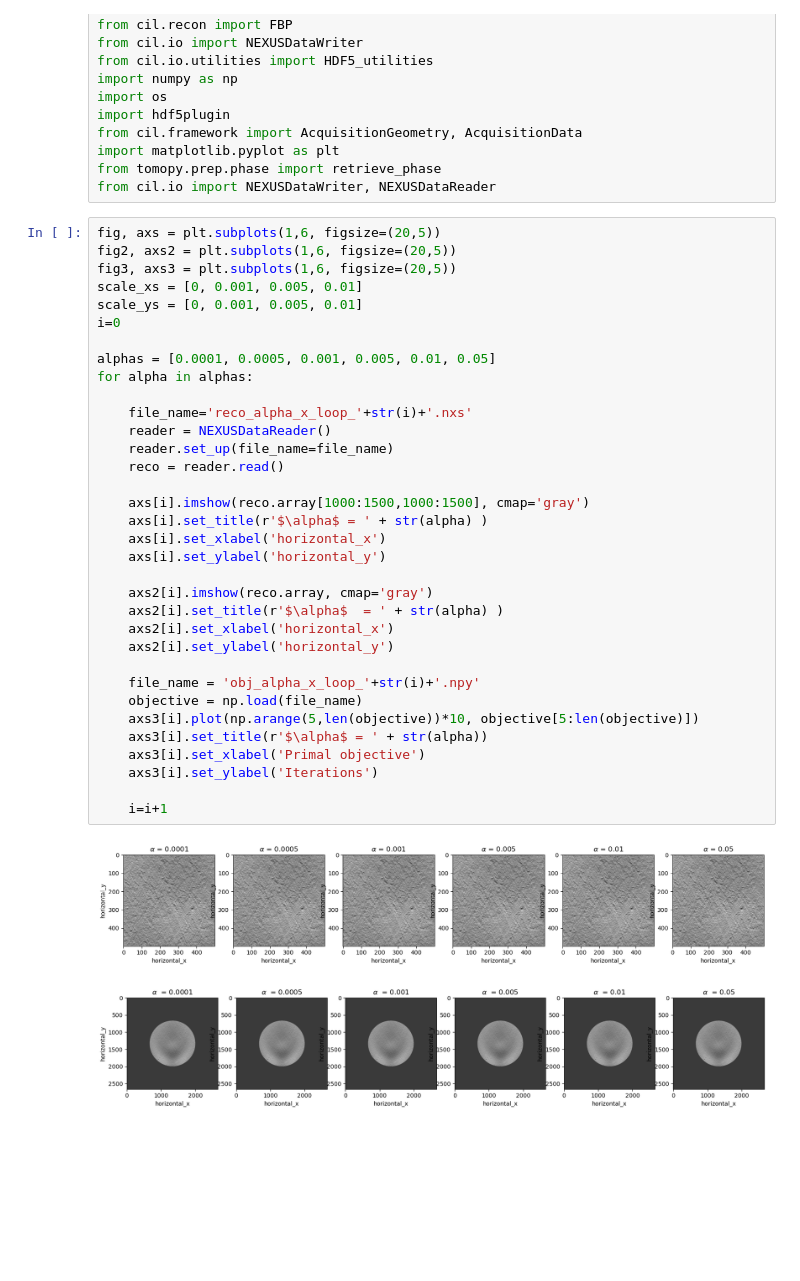
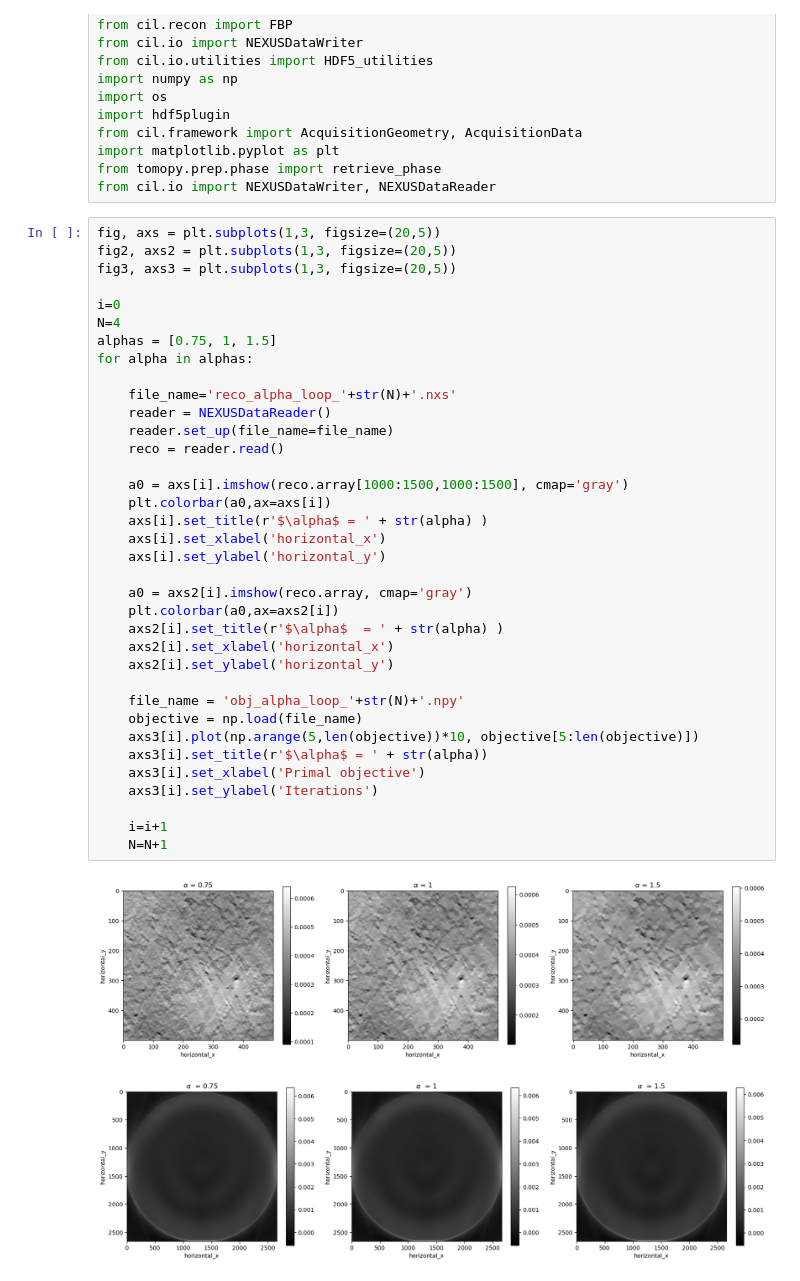
Before and after one commit to TomographicImaging/CCPi-Users-ESRF, a Jupyter notebook: wedgescan_read.ipynb, the cells around one changed output. Saved outputs shown, nothing was run; the diff lists cells and outputs as text; blank space fills up the shorter version.

```diff
--- a/wedgescan_read.ipynb
+++ b/wedgescan_read.ipynb
@@ -14,39 +14,41 @@ import matplotlib.pyplot as plt
 from tomopy.prep.phase import retrieve_phase
 from cil.io import NEXUSDataWriter, NEXUSDataReader
 # %%
-fig, axs = plt.subplots(1,6, figsize=(20,5))
-fig2, axs2 = plt.subplots(1,6, figsize=(20,5))
-fig3, axs3 = plt.subplots(1,6, figsize=(20,5))
-scale_xs = [0, 0.001, 0.005, 0.01]
-scale_ys = [0, 0.001, 0.005, 0.01]
+fig, axs = plt.subplots(1,3, figsize=(20,5))
+fig2, axs2 = plt.subplots(1,3, figsize=(20,5))
+fig3, axs3 = plt.subplots(1,3, figsize=(20,5))
+
 i=0
-
-alphas = [0.0001, 0.0005, 0.001, 0.005, 0.01, 0.05]
+N=4
+alphas = [0.75, 1, 1.5]
 for alpha in alphas:
 
-    file_name='reco_alpha_x_loop_'+str(i)+'.nxs'
+    file_name='reco_alpha_loop_'+str(N)+'.nxs'
     reader = NEXUSDataReader()
     reader.set_up(file_name=file_name)
     reco = reader.read()
 
-    axs[i].imshow(reco.array[1000:1500,1000:1500], cmap='gray')
+    a0 = axs[i].imshow(reco.array[1000:1500,1000:1500], cmap='gray')
+    plt.colorbar(a0,ax=axs[i])
     axs[i].set_title(r'$\alpha$ = ' + str(alpha) )
     axs[i].set_xlabel('horizontal_x')
     axs[i].set_ylabel('horizontal_y')
 
-    axs2[i].imshow(reco.array, cmap='gray')
+    a0 = axs2[i].imshow(reco.array, cmap='gray')
+    plt.colorbar(a0,ax=axs2[i])
     axs2[i].set_title(r'$\alpha$  = ' + str(alpha) )
     axs2[i].set_xlabel('horizontal_x')
     axs2[i].set_ylabel('horizontal_y')
 
-    file_name = 'obj_alpha_x_loop_'+str(i)+'.npy'
+    file_name = 'obj_alpha_loop_'+str(N)+'.npy'
     objective = np.load(file_name)
     axs3[i].plot(np.arange(5,len(objective))*10, objective[5:len(objective)])
     axs3[i].set_title(r'$\alpha$ = ' + str(alpha))
     axs3[i].set_xlabel('Primal objective')
     axs3[i].set_ylabel('Iterations')
 
     i=i+1
+    N=N+1
 # %% [output]
-[figure, old version]
+[figure, new version]
-[figure, old version]
+[figure, new version]
```
Also changed, not shown: parts of 3 cells of this notebook, 1 other file.
